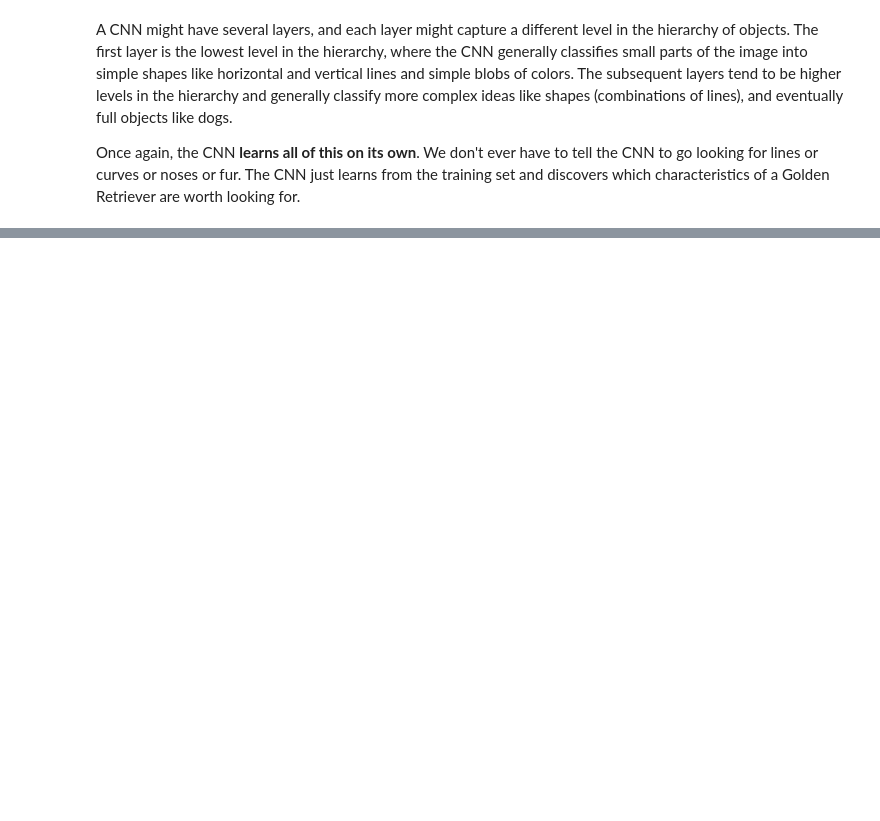
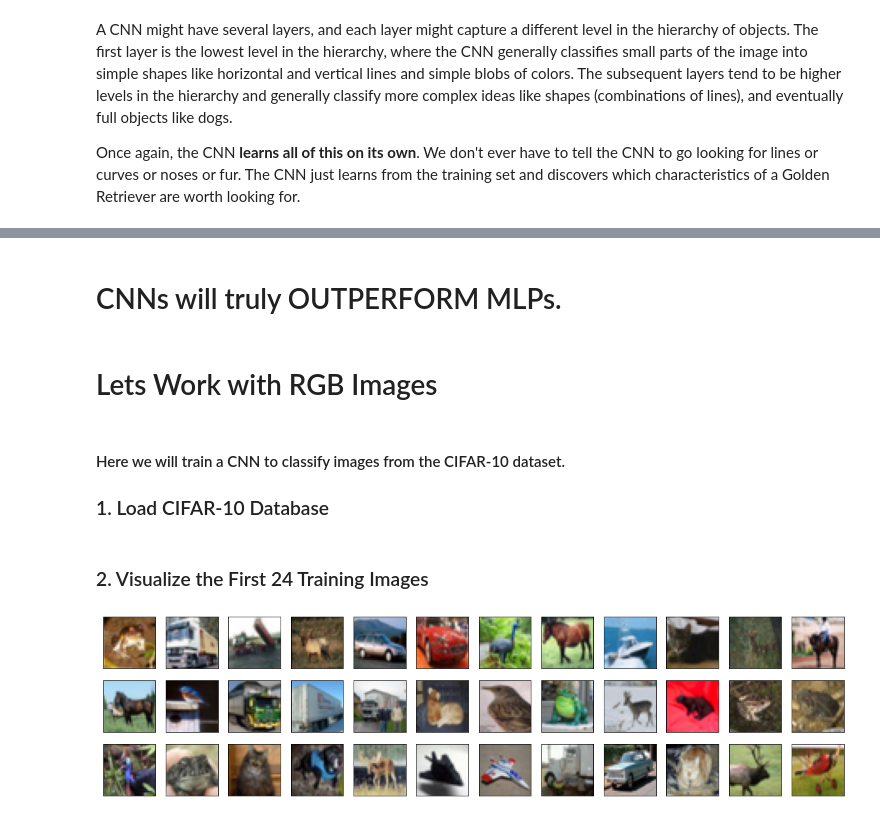
Before and after one commit to TUCchkul/Deep-Learning-Computer-Vision, a Jupyter notebook: CNN/Convolutional_Neural_Network.ipynb, the cells around one changed output, grey strips where cells are left out. Drawn from its saved outputs; the diff is of its cells as text; code cells hidden in the pictures; blank space fills up the shorter version.

```diff
--- a/CNN/Convolutional_Neural_Network.ipynb
+++ b/CNN/Convolutional_Neural_Network.ipynb
@@ -68,0 +231,28 @@ Once again, the CNN **learns all of this on its own**. We don't ever have to tel
+# %% [markdown]
+# CNNs will truly OUTPERFORM MLPs.
+# %% [markdown]
+# Lets Work with RGB Images
+# %% [markdown]
+#### Here we will train a CNN to classify images from the CIFAR-10 dataset.
+
+
+### 1. Load CIFAR-10 Database
+# %%
+import keras
+from keras.datasets import cifar10
+
+# load the pre-shuffled train and test data
+(x_train, y_train), (x_test, y_test) = cifar10.load_data()
+# %% [markdown]
+### 2. Visualize the First 24 Training Images
+# %%
+import numpy as np
+import matplotlib.pyplot as plt
+%matplotlib inline
+
+fig = plt.figure(figsize=(20,5))
+for i in range(36):
+    ax = fig.add_subplot(3, 12, i + 1, xticks=[], yticks=[])
+    ax.imshow(np.squeeze(x_train[i]))
+# %% [output]
+[figure, added]
```
Also changed, not shown: parts of 64 cells of this notebook.
